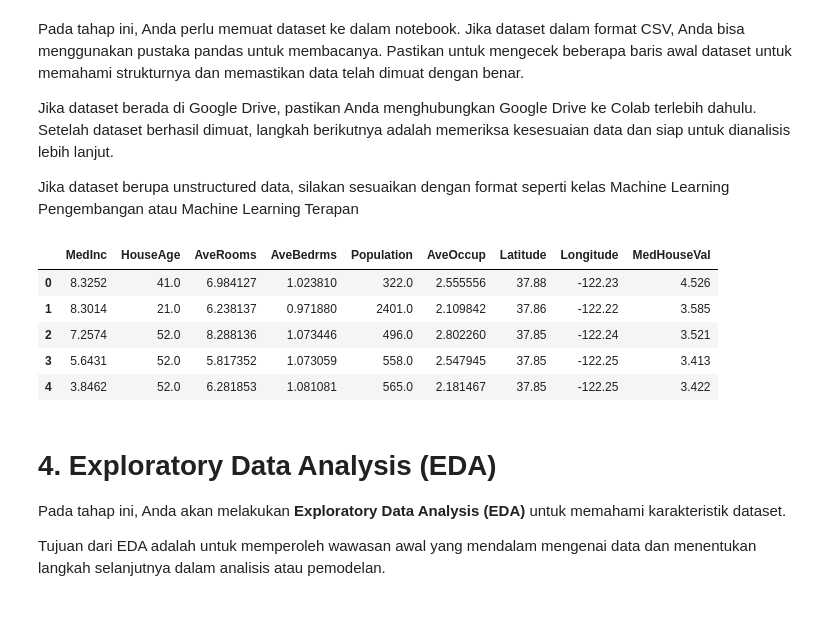
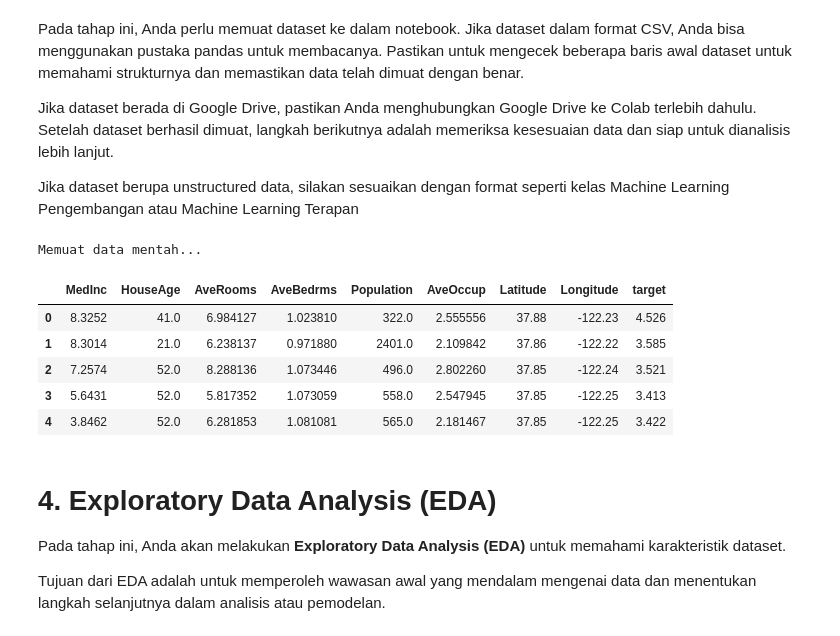
Before and after one commit to Benylaode/Eksperimen_SML_Fahmi, a Jupyter notebook: Eksperimen_SML_Fahmi/preprocessing/Eksperimen_Fahmi.ipynb, the cells around one changed output. Drawn from its saved outputs; the diff is of its cells as text; code cells hidden in the pictures.

```diff
--- a/Eksperimen_SML_Fahmi/preprocessing/Eksperimen_Fahmi.ipynb
+++ b/Eksperimen_SML_Fahmi/preprocessing/Eksperimen_Fahmi.ipynb
@@ -24,19 +30,3 @@ Pada tahap ini, Anda perlu memuat dataset ke dalam notebook. Jika dataset dalam
 Jika dataset berada di Google Drive, pastikan Anda menghubungkan Google Drive ke Colab terlebih dahulu. Setelah dataset berhasil dimuat, langkah berikutnya adalah memeriksa kesesuaian data dan siap untuk dianalisis lebih lanjut.
 
 Jika dataset berupa unstructured data, silakan sesuaikan dengan format seperti kelas Machine Learning Pengembangan atau Machine Learning Terapan
-# %%
-DATA_PATH = "../../Membangun_model/california_housing_data/california_housing.csv"
-
-df = pd.read_csv(DATA_PATH)
-
-if "MedHouseVal" not in df.columns:
-    raise ValueError("Kolom 'MedHouseVal' tidak ditemukan di dataset!")
-
-df.head()
-# %% [output]
-|  | MedInc | HouseAge | AveRooms | AveBedrms | Population | AveOccup | Latitude | Longitude | MedHouseVal |
-| 0 | 8.3252 | 41.0 | 6.984127 | 1.023810 | 322.0 | 2.555556 | 37.88 | -122.23 | 4.526 |
-| 1 | 8.3014 | 21.0 | 6.238137 | 0.971880 | 2401.0 | 2.109842 | 37.86 | -122.22 | 3.585 |
-| 2 | 7.2574 | 52.0 | 8.288136 | 1.073446 | 496.0 | 2.802260 | 37.85 | -122.24 | 3.521 |
-| 3 | 5.6431 | 52.0 | 5.817352 | 1.073059 | 558.0 | 2.547945 | 37.85 | -122.25 | 3.413 |
-| 4 | 3.8462 | 52.0 | 6.281853 | 1.081081 | 565.0 | 2.181467 | 37.85 | -122.25 | 3.422 |
@@ -43,3 +44,28 @@ df.head()
+# %%
+print("Memuat data mentah...")
+
+# Jika file belum ada → generate dataset simulasi
+if not os.path.exists(RAW_DATA_PATH):
+    print("Data mentah tidak ditemukan, membuat data simulasi California housing...")
+
+    housing = fetch_california_housing()
+    raw_data = pd.DataFrame(housing.data, columns=housing.feature_names)
+    raw_data["MedHouseVal"] = housing.target
+
+    raw_data.to_csv(RAW_DATA_PATH, index=False)
+    print(f"Data mentah simulasi dibuat di {RAW_DATA_PATH}")
+else:
+    raw_data = pd.read_csv(RAW_DATA_PATH)
+
+raw_data.head()
+# %% [output]
+Memuat data mentah...
+|  | MedInc | HouseAge | AveRooms | AveBedrms | Population | AveOccup | Latitude | Longitude | target |
+| 0 | 8.3252 | 41.0 | 6.984127 | 1.023810 | 322.0 | 2.555556 | 37.88 | -122.23 | 4.526 |
+| 1 | 8.3014 | 21.0 | 6.238137 | 0.971880 | 2401.0 | 2.109842 | 37.86 | -122.22 | 3.585 |
+| 2 | 7.2574 | 52.0 | 8.288136 | 1.073446 | 496.0 | 2.802260 | 37.85 | -122.24 | 3.521 |
+| 3 | 5.6431 | 52.0 | 5.817352 | 1.073059 | 558.0 | 2.547945 | 37.85 | -122.25 | 3.413 |
+| 4 | 3.8462 | 52.0 | 6.281853 | 1.081081 | 565.0 | 2.181467 | 37.85 | -122.25 | 3.422 |
 # %% [markdown]
 # **4. Exploratory Data Analysis (EDA)**
 
```
Also changed, not shown: parts of 21 cells of this notebook, 8 other files.
